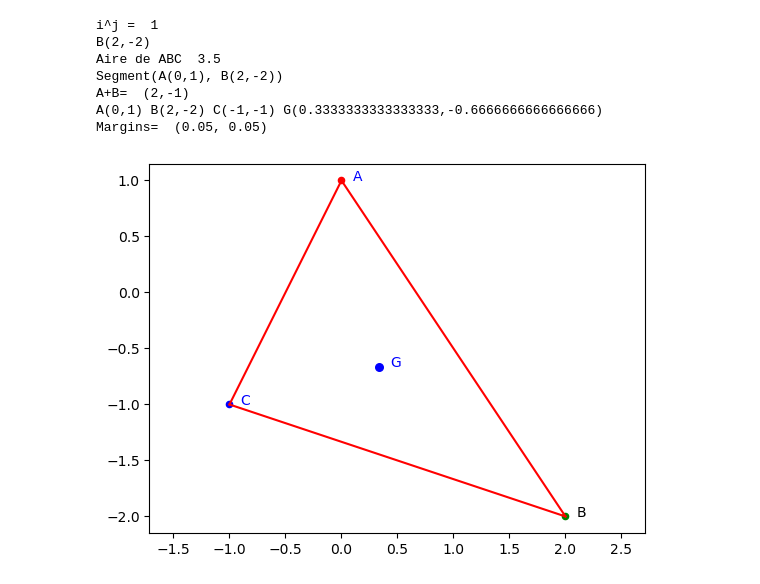
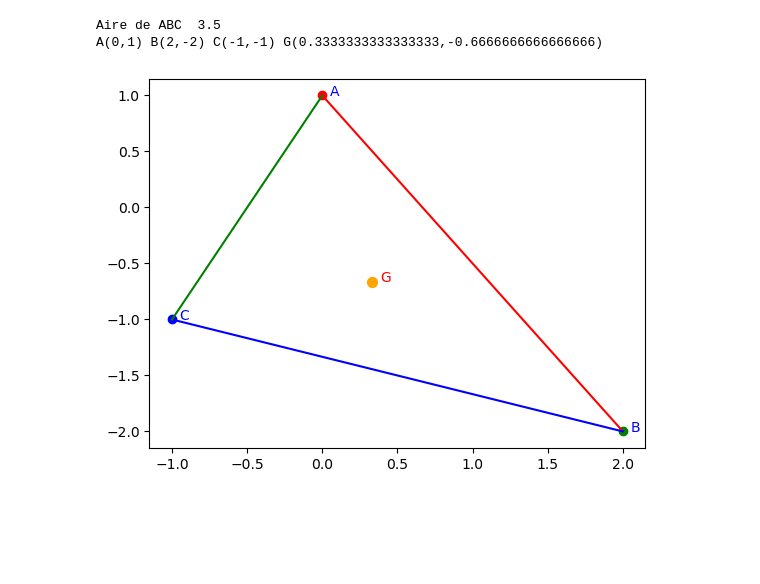
Before and after one commit to mhdeleglise/Formes2D, a Jupyter notebook: tst.ipynb, the cells around one changed output. Cells and saved outputs as stored; diff of their text form; code cells hidden in the pictures; blank space fills up the shorter version.

```diff
--- a/tst.ipynb
+++ b/tst.ipynb
@@ -4,52 +4,28 @@ from Geo import *
 from Polygones import *
 from cercles import *
 from droites import *
-# %%
-A = Point(0, 1,'A')
-B = Point(2, -2,'B')
-C = Point(-1, -1,'C')
-i = Vecteur(1,0)
-j = Vecteur(0,1)
-print("i^j = ",i^j)
-print(B)
-#print("isinstance(v,Point): ",isinstance(v,Point))
-#print("isinstance(v,Vecteur): ",isinstance(v,Vecteur))
-AB=Segment(A, B)
-AC=Segment(A,C)
-BC=Segment(B,C)
-ABC=Polygone([A,B,C])
-print("Aire de ABC ", ABC.aire())
-print(AB)
-print("A+B= ",A+B)
-G = (A+B+C)/3
-G.nom="G"
-print(A,B,C,G)
-#d1 = Droite(1,2,3)
-#d4 = DemiDroite(A,(+1,-1))
-#d5 = DemiDroite(A,(+1,1))
-fig, ax = plt.subplots()
-
-plt.xlim((-5,5))
-plt.ylim((-5,5))
-#d4.draw(ax)
-#d5.draw(ax)
-#d1.draw(ax,color='blue',lw=1)
-AB.draw(ax, color='red')
-BC.draw(ax, color='red')
-AC.draw(ax, color='red')
-A.draw(ax,dx=0.1,color='red', s=20)
-B.draw(ax,dx=0.1,color='green',namecolor='black',s=20)
-C.draw(ax,s=20)
-G.draw(ax,s=30)
-#plt.margins(0,0)
-plt.axis('equal')
-print("Margins= ",plt.margins())
-# %% [output]
-i^j =  1
-B(2,-2)
-Aire de ABC  3.5
-Segment(A(0,1), B(2,-2))
-A+B=  (2,-1)
-A(0,1) B(2,-2) C(-1,-1) G(0.3333333333333333,-0.6666666666666666)
-Margins=  (0.05, 0.05)
-[figure, removed]
+# %%
+A = Point(0, 1,'A')
+B = Point(2, -2,'B')
+C = Point(-1, -1,'C')
+AB=Segment(A, B)
+AC=Segment(A,C)
+BC=Segment(B,C)
+ABC=Polygone([A,B,C])
+print("Aire de ABC ", ABC.aire())
+G = (A+B+C)/3
+G.nom="G"
+print(A,B,C,G)
+
+fig, ax = plt.subplots()
+AB.draw(ax, color='red')
+BC.draw(ax, color='blue')
+AC.draw(ax, color='green')
+A.draw(ax,color='red')
+B.draw(ax,color='green')
+C.draw(ax)
+G.draw(ax,s=50,color='orange', namecolor='red')
+# %% [output]
+Aire de ABC  3.5
+A(0,1) B(2,-2) C(-1,-1) G(0.3333333333333333,-0.6666666666666666)
+[figure, added]
```
Also changed, not shown: parts of 6 cells of this notebook, 4 other files.
